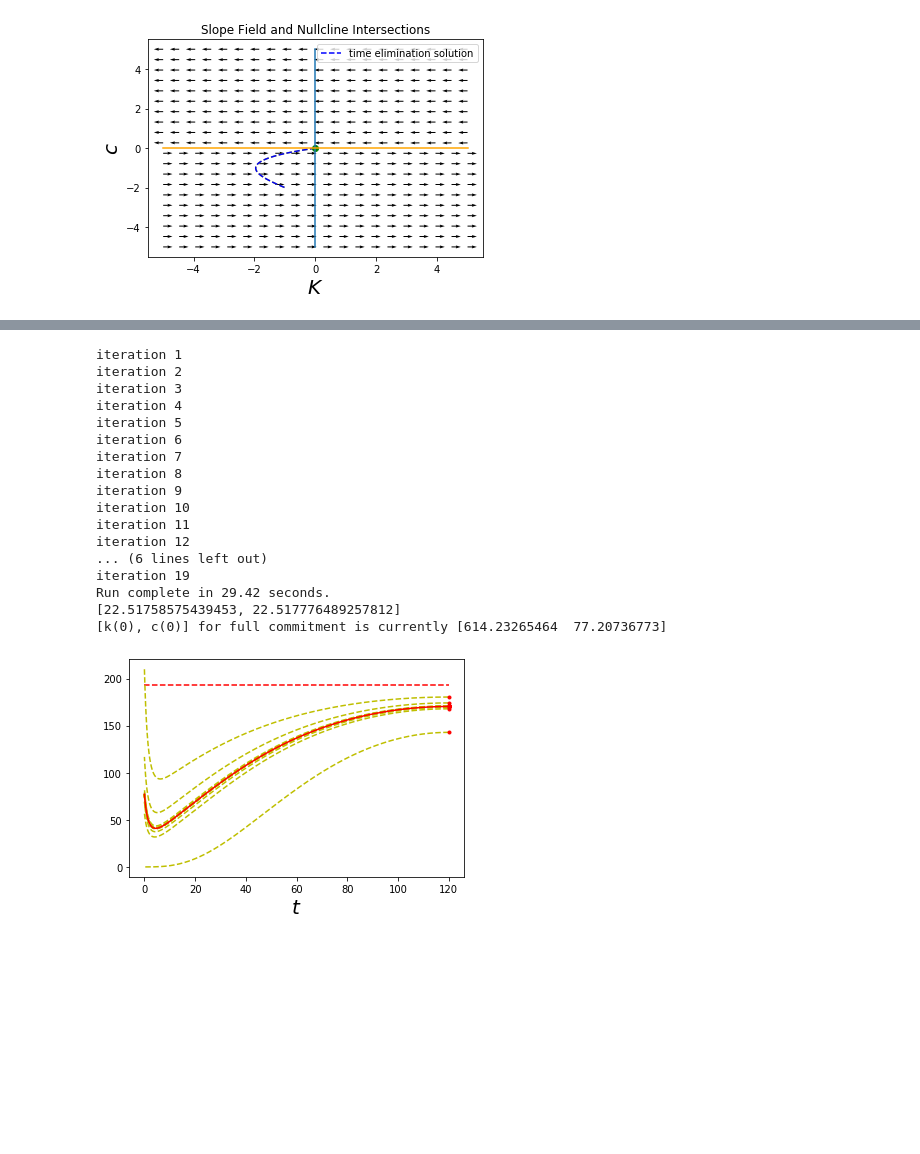
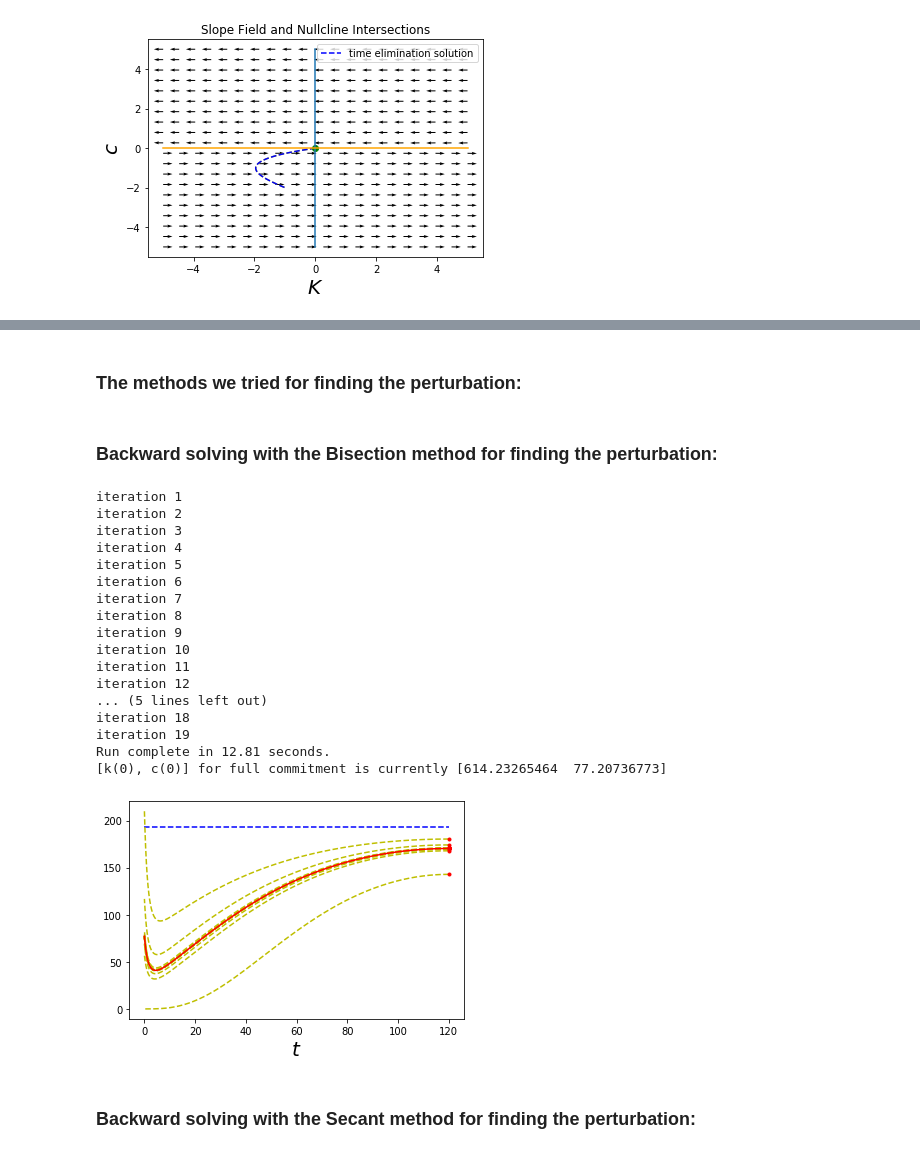
Before and after one commit to Shinsina/PIC-Math-MSCS-390-001, a Jupyter notebook: Modifying the Ramsey Model.ipynb, the cells around one changed output, grey strips where cells are left out. Drawn from its saved outputs; the diff is of its cells as text; code cells hidden in the pictures; blank space fills up the shorter version.

Commit message:
added some comments to the perturbation finders for backward solving the full commitment model

```diff
--- a/Modifying the Ramsey Model.ipynb
+++ b/Modifying the Ramsey Model.ipynb
@@ -741,3 +741,5 @@ this is to get rid of the reliance on the tf value above, so that we can give it
+# %% [markdown]
+### The methods we tried for finding the perturbation:
 # %%
 def LF_secant_method(MAX_IT, tolerance):
 
@@ -846,59 +848,46 @@ def machine_gun_method(bound, error):
             toc = timeit.default_timer()
             print('Run complete in {:4.2f} seconds.'.format(toc-tic))
             return p
+# %% [markdown]
+### Backward solving with the Bisection method for finding the perturbation:
 # %%
 full_commitment = [lambda t, k,c : k**α-c-(δ+x+n)*k, lambda t, k,c : c*(α*k**(α-1)-δ-x-ρ-b*np.exp(-γ*(t-τ)))]
 
-# solve for the systems of equations for c0:
+# solve the systems of equations for c0:
 tf = 120
 
-# perturbation is somewhere between 64.3 (614.25) and 64.4 (611) for tf=75
-# what is the graph for perturbation? is there one?
-# how about a for loop that iterates until it overshoots 614.22
-# --need to find a perturbation above and below - is this possible to automate?
+#full commitment steady state
+plt.plot([0,tf], [cinf_steady[table_i], cinf_steady[table_i]], 'b--', label="full commitment steady state")
 
-#full commitment
-#tf= 424.774 #this works with perturbation = 0.01
-#tf = 79.5764
-
-#full commitment steady state
-plt.plot([0,tf], [cinf_steady[table_i], cinf_steady[table_i]], 'r--', label="full commitment steady state")
-
+#solve for the perturbation off of the steady state that gives us an adequate c0
 tolerance = 1e-4
 MAX_IT=50
-#tf = 150
-p, bound = LF_bisection_method([0,100], MAX_IT, tolerance)
+p, bound_of_p = LF_bisection_method([0,100], MAX_IT, tolerance)
 
-print(bound)
-
-#apply the machine gun method to the upper and lower bound found from the bisection method
-
-#error=.00000001
-#p = machine_gun_method(bound,error)
-
+#plot with the found perturbation
 init_pt = [kinf_steady[table_i], cinf_steady[table_i]-p]
-
 t, v = plot_time_series(full_commitment, init_pt,[tf,0])
 plt.plot(t,v[:,1], 'r', label="full commitment")
 print(f'[k(0), c(0)] for full commitment is currently {v[-1]}')
-print()
 # %% [output]
 iteration 1
 iteration 2
 iteration 3
 iteration 4
 iteration 5
 iteration 6
 iteration 7
 iteration 8
 iteration 9
 iteration 10
 iteration 11
 iteration 12
-... (6 lines left out)
+... (5 lines left out)
+iteration 18
 iteration 19
-Run complete in 29.42 seconds.
-[22.51758575439453, 22.517776489257812]
+Run complete in 12.81 seconds.
 [k(0), c(0)] for full commitment is currently [614.23265464  77.20736773]
-[figure, old version]
+[figure, new version]
+# %% [markdown]
+### Backward solving with the Secant method for finding the perturbation:
 # %%
```
Also changed, not shown: parts of 5 cells of this notebook.
